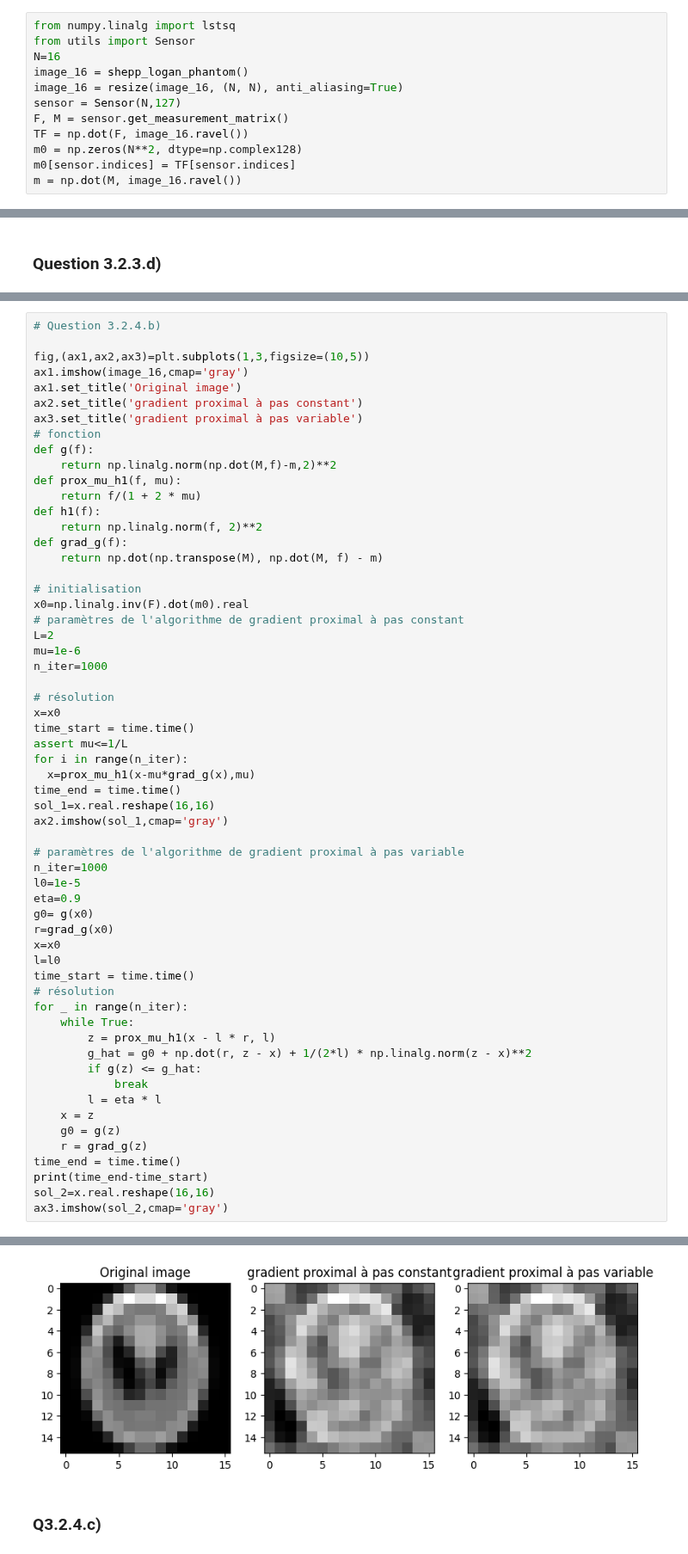
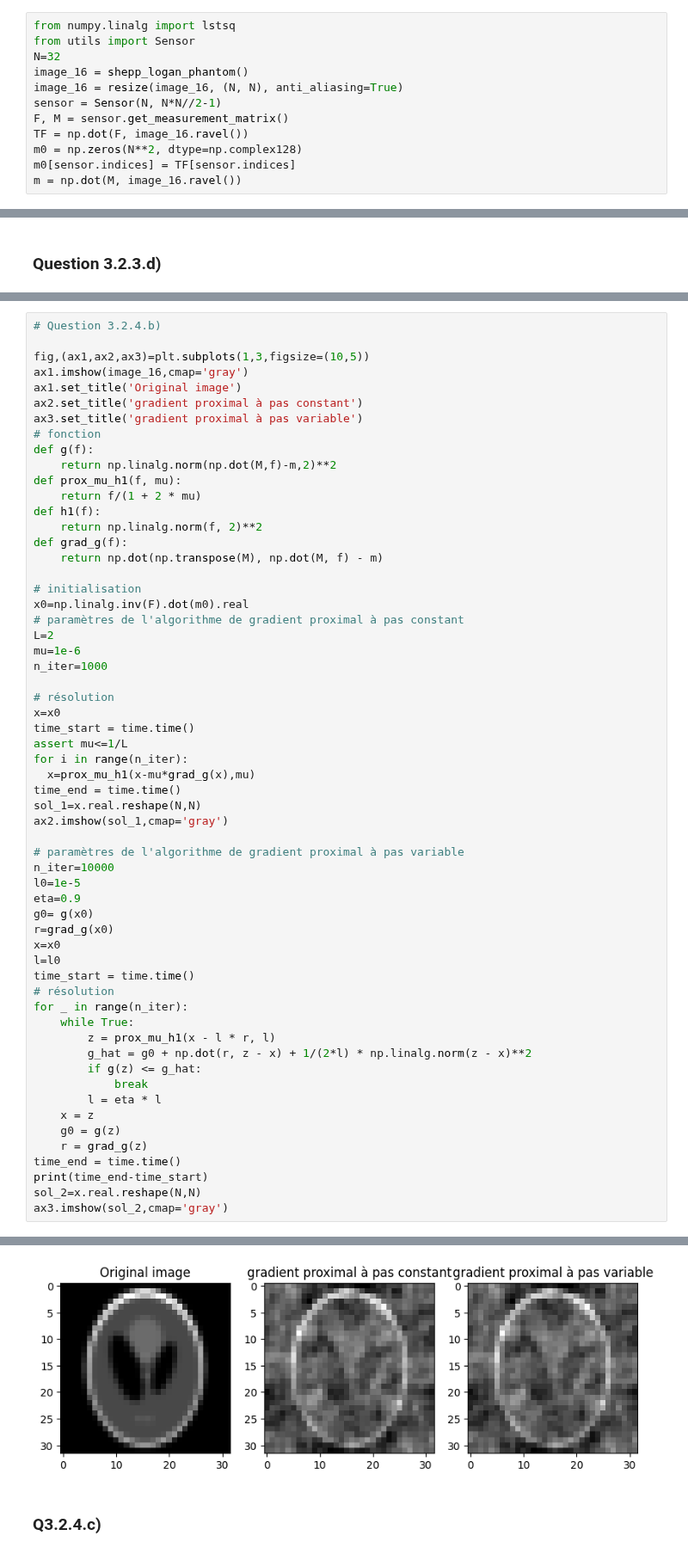
Before and after one commit to VDeumier/Projet_UE11, a Jupyter notebook: projet-opti-ts/X-Ray Tomography.ipynb, the cells around one changed output, grey strips where cells are left out. Shown at 86% size. Drawn from its saved outputs; the diff is of its cells as text.

```diff
--- a/projet-opti-ts/X-Ray Tomography.ipynb
+++ b/projet-opti-ts/X-Ray Tomography.ipynb
@@ -244,10 +244,10 @@ $$ f^* = A^T (AA^T)^{-1} b $$
 # %%
 from numpy.linalg import lstsq
 from utils import Sensor
-N=16
+N=32
 image_16 = shepp_logan_phantom()
 image_16 = resize(image_16, (N, N), anti_aliasing=True)
-sensor = Sensor(N,127)
+sensor = Sensor(N, N*N//2-1)
 F, M = sensor.get_measurement_matrix()
 TF = np.dot(F, image_16.ravel())
 m0 = np.zeros(N**2, dtype=np.complex128)
@@ -631,11 +614,11 @@ assert mu<=1/L
 for i in range(n_iter):
   x=prox_mu_h1(x-mu*grad_g(x),mu)
 time_end = time.time()
-sol_1=x.real.reshape(16,16)
+sol_1=x.real.reshape(N,N)
 ax2.imshow(sol_1,cmap='gray')
 
 # paramètres de l'algorithme de gradient proximal à pas variable
-n_iter=1000
+n_iter=10000
 l0=1e-5
 eta=0.9
 g0= g(x0)
@@ -656,6 +639,6 @@ for _ in range(n_iter):
     r = grad_g(z)
 time_end = time.time()
 print(time_end-time_start)
-sol_2=x.real.reshape(16,16)
+sol_2=x.real.reshape(N,N)
 ax3.imshow(sol_2,cmap='gray')
 # %% [output]
@@ -663,5 +646,5 @@ ax3.imshow(sol_2,cmap='gray')
 <matplotlib.image.AxesImage at 0x...>
-[figure, old version]
+[figure, new version]
 # %% [markdown]
 ### Q3.2.4.c)
 # %%
```
Also changed, not shown: parts of 6 cells of this notebook.
